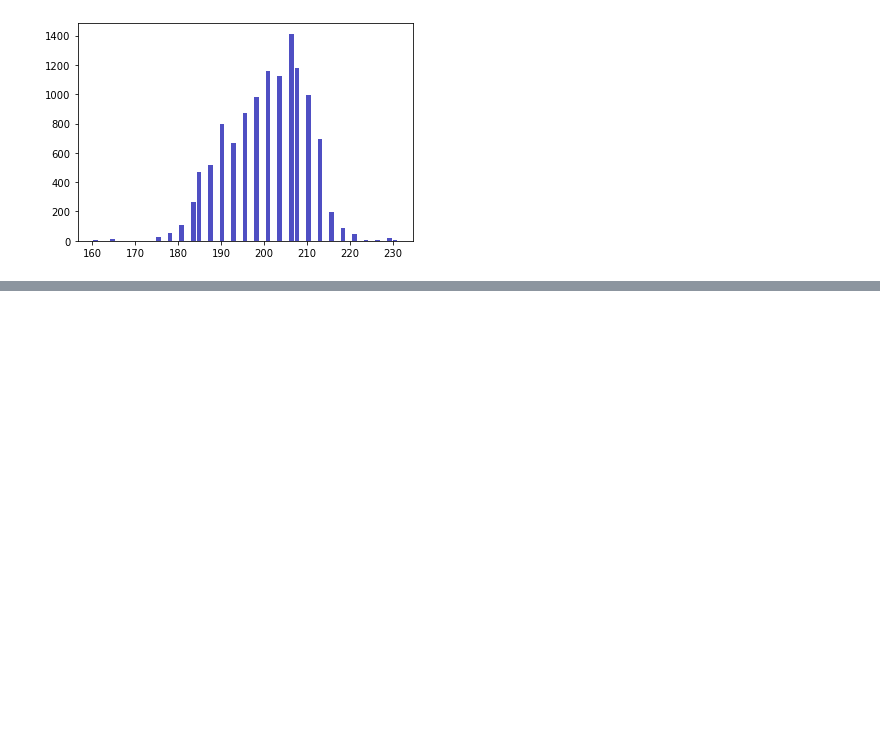
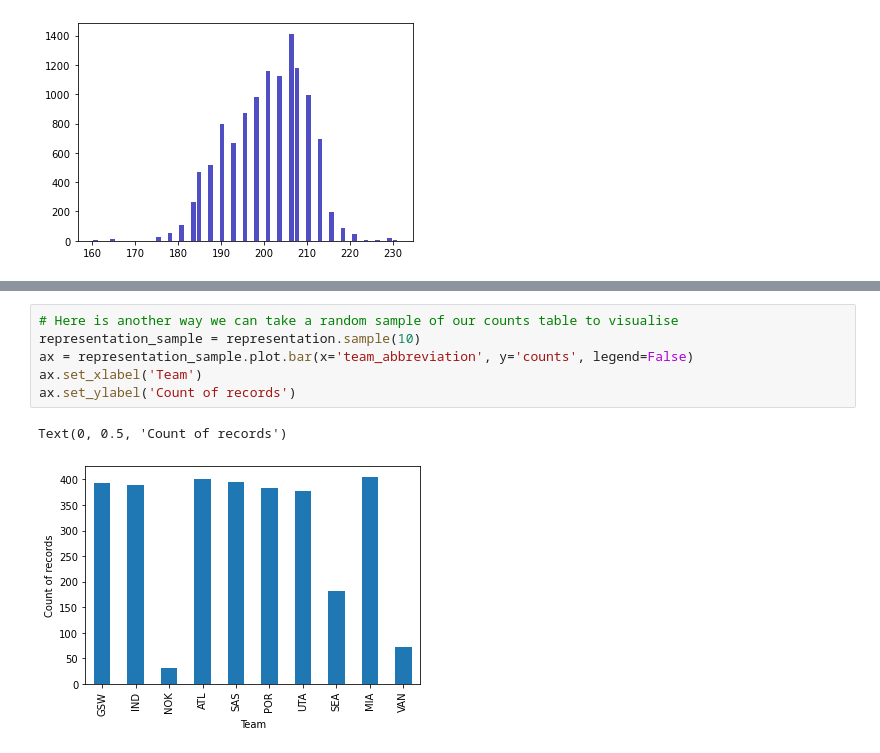
Before and after one commit to willosullivan/Practical-Statistics-for-Data-Science, a Jupyter notebook: chapter-1-exploratory-data-analysis.ipynb, the cells around one changed output, grey strips where cells are left out. Drawn from its saved outputs; the diff is of its cells as text; blank space fills up the shorter version.

```diff
--- a/chapter-1-exploratory-data-analysis.ipynb
+++ b/chapter-1-exploratory-data-analysis.ipynb
@@ -375,0 +460,9 @@ plt.hist(x=df['player_height'],
+# %%
+# Here is another way we can take a random sample of our counts table to visualise
+representation_sample = representation.sample(10)
+ax = representation_sample.plot.bar(x='team_abbreviation', y='counts', legend=False)
+ax.set_xlabel('Team')
+ax.set_ylabel('Count of records')
+# %% [output]
+Text(0, 0.5, 'Count of records')
+[figure, added]
```
Also changed, not shown: parts of 15 cells of this notebook.
